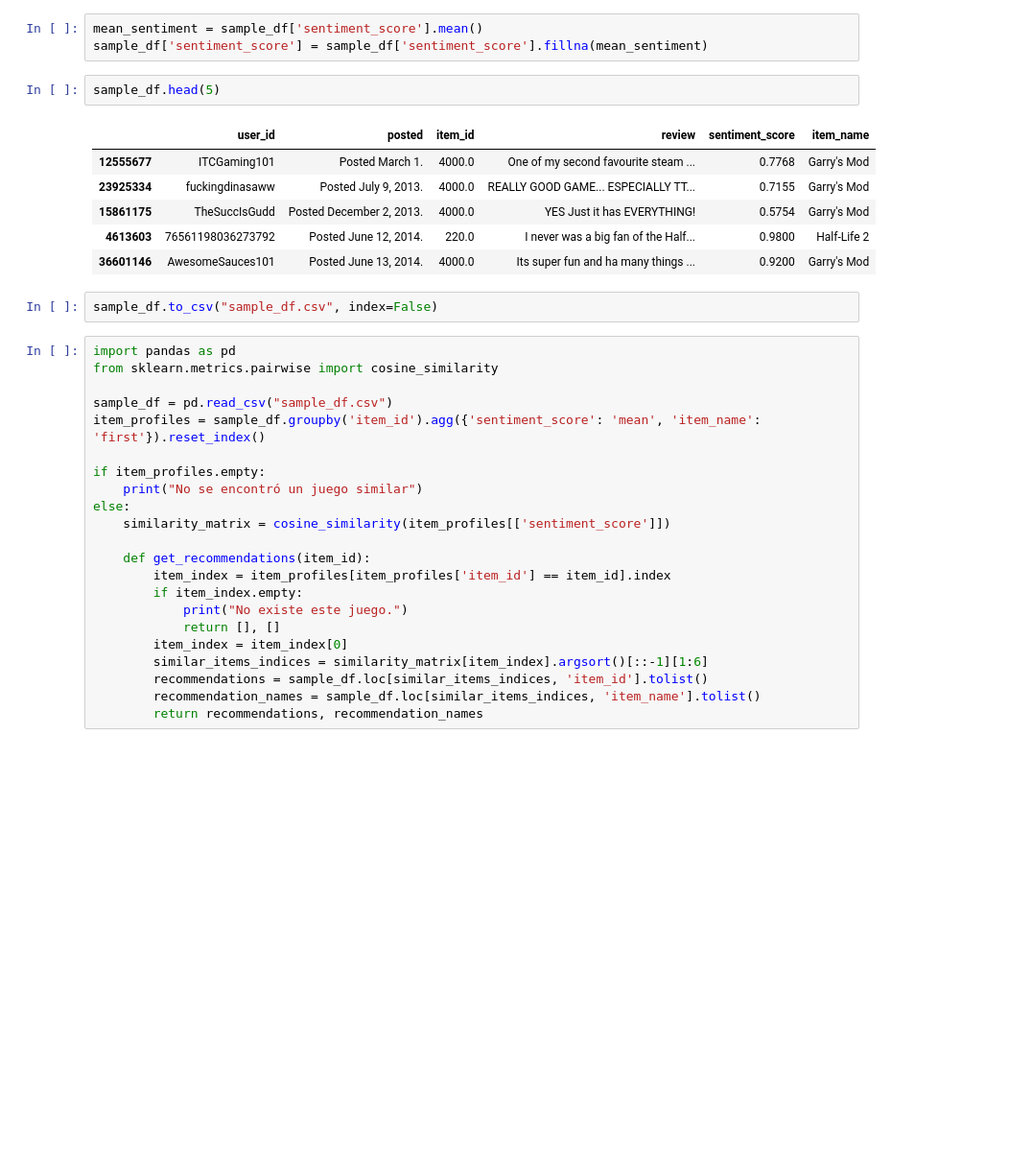
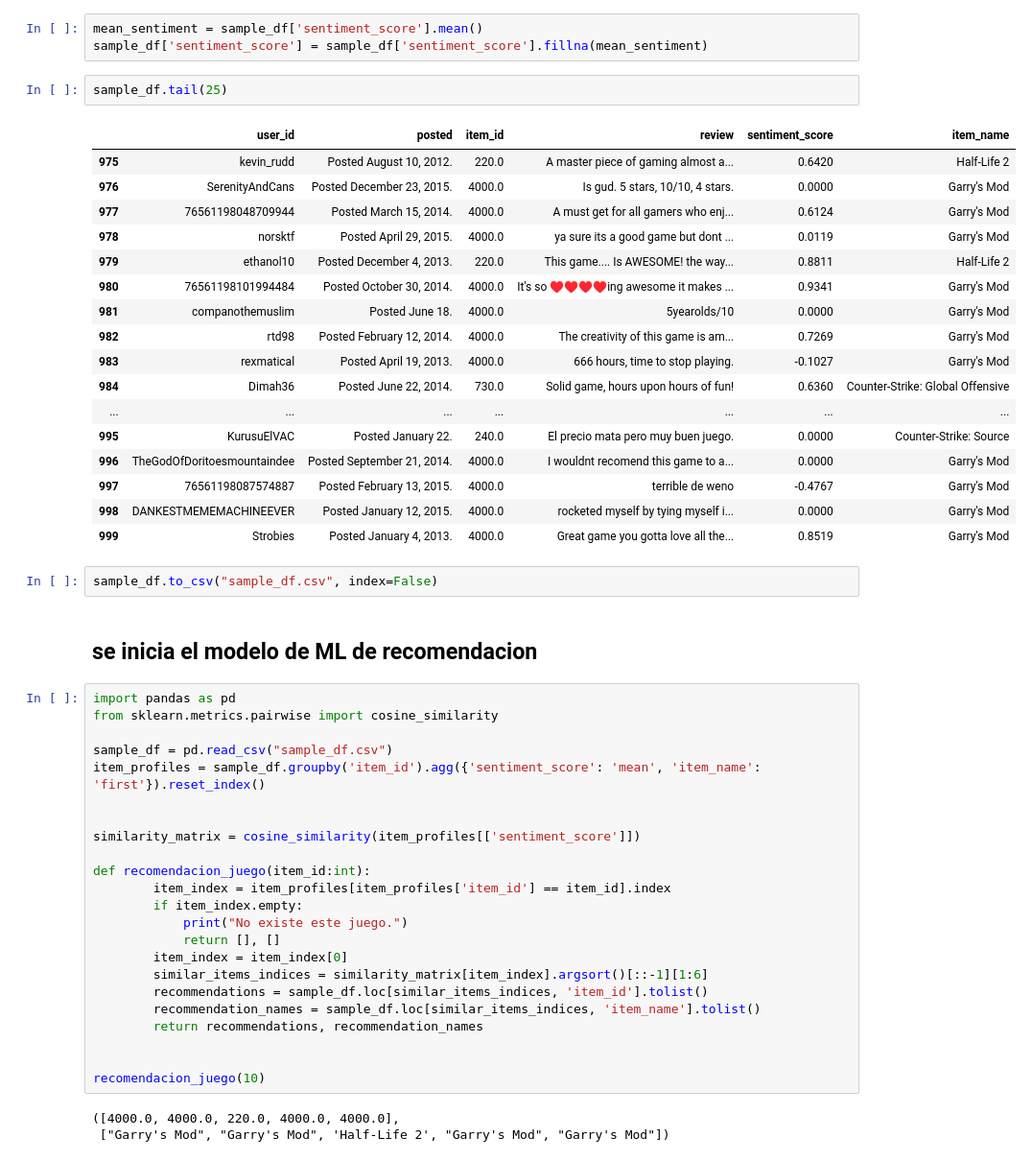
Before and after one commit to MrNobody-505/FastAPI-Deployment-for-STEAM-games, a Jupyter notebook: reviews.ipynb, the cells around one changed output. Shown at 96% size. Saved outputs shown, nothing was run; the diff lists cells and outputs as text; blank space fills up the shorter version.

```diff
--- a/reviews.ipynb
+++ b/reviews.ipynb
@@ -118,17 +122,30 @@ sample_df = df_reviews.sample(n=1000, random_state=69)
 # %%
 mean_sentiment = sample_df['sentiment_score'].mean()
 sample_df['sentiment_score'] = sample_df['sentiment_score'].fillna(mean_sentiment)
-# %%
-sample_df.head(5)
-# %% [output]
-|  | user_id | posted | item_id | review | sentiment_score | item_name |
-| 12555677 | ITCGaming101 | Posted March 1. | 4000.0 | One of my second favourite steam ... | 0.7768 | Garry's Mod |
-| 23925334 | fuckingdinasaww | Posted July 9, 2013. | 4000.0 | REALLY GOOD GAME... ESPECIALLY TT... | 0.7155 | Garry's Mod |
-| 15861175 | TheSuccIsGudd | Posted December 2, 2013. | 4000.0 | YES Just it has EVERYTHING! | 0.5754 | Garry's Mod |
-| 4613603 | 76561198036273792 | Posted June 12, 2014. | 220.0 | I never was a big fan of the Half... | 0.9800 | Half-Life 2 |
-| 36601146 | AwesomeSauces101 | Posted June 13, 2014. | 4000.0 | Its super fun and ha many things ... | 0.9200 | Garry's Mod |
+# %%
+sample_df.tail(25)
+# %% [output]
+|  | user_id | posted | item_id | review | sentiment_score | item_name |
+| 975 | kevin_rudd | Posted August 10, 2012. | 220.0 | A master piece of gaming almost a... | 0.6420 | Half-Life 2 |
+| 976 | SerenityAndCans | Posted December 23, 2015. | 4000.0 | Is gud. 5 stars, 10/10, 4 stars. | 0.0000 | Garry's Mod |
+| 977 | 76561198048709944 | Posted March 15, 2014. | 4000.0 | A must get for all gamers who enj... | 0.6124 | Garry's Mod |
+| 978 | norsktf | Posted April 29, 2015. | 4000.0 | ya sure its a good game but dont ... | 0.0119 | Garry's Mod |
+| 979 | ethanol10 | Posted December 4, 2013. | 220.0 | This game.... Is AWESOME! the way... | 0.8811 | Half-Life 2 |
+| 980 | 76561198101994484 | Posted October 30, 2014. | 4000.0 | It's so ♥♥♥♥ing awesome it makes ... | 0.9341 | Garry's Mod |
+| 981 | companothemuslim | Posted June 18. | 4000.0 | 5yearolds/10 | 0.0000 | Garry's Mod |
+| 982 | rtd98 | Posted February 12, 2014. | 4000.0 | The creativity of this game is am... | 0.7269 | Garry's Mod |
+| 983 | rexmatical | Posted April 19, 2013. | 4000.0 | 666 hours, time to stop playing. | -0.1027 | Garry's Mod |
+| 984 | Dimah36 | Posted June 22, 2014. | 730.0 | Solid game, hours upon hours of fun! | 0.6360 | Counter-Strike: Global Offensive |
+| ... | ... | ... | ... | ... | ... | ... |
+| 995 | KurusuElVAC | Posted January 22. | 240.0 | El precio mata pero muy buen juego. | 0.0000 | Counter-Strike: Source |
+| 996 | TheGodOfDoritoesmountaindee | Posted September 21, 2014. | 4000.0 | I wouldnt recomend this game to a... | 0.0000 | Garry's Mod |
+| 997 | 76561198087574887 | Posted February 13, 2015. | 4000.0 | terrible de weno | -0.4767 | Garry's Mod |
+| 998 | DANKESTMEMEMACHINEEVER | Posted January 12, 2015. | 4000.0 | rocketed myself by tying myself i... | 0.0000 | Garry's Mod |
+| 999 | Strobies | Posted January 4, 2013. | 4000.0 | Great game you gotta love all the... | 0.8519 | Garry's Mod |
 # %%
 sample_df.to_csv("sample_df.csv", index=False)
+# %% [markdown]
+## se inicia el modelo de ML de recomendacion
 # %%
 import pandas as pd
 from sklearn.metrics.pairwise import cosine_similarity
@@ -136,12 +153,10 @@ from sklearn.metrics.pairwise import cosine_similarity
 sample_df = pd.read_csv("sample_df.csv")
 item_profiles = sample_df.groupby('item_id').agg({'sentiment_score': 'mean', 'item_name': 'first'}).reset_index()
 
-if item_profiles.empty:
-    print("No se encontró un juego similar")
-else:
-    similarity_matrix = cosine_similarity(item_profiles[['sentiment_score']])
 
-    def get_recommendations(item_id):
+similarity_matrix = cosine_similarity(item_profiles[['sentiment_score']])
+
+def recomendacion_juego(item_id:int):
         item_index = item_profiles[item_profiles['item_id'] == item_id].index
         if item_index.empty:
             print("No existe este juego.")
@@ -151,3 +166,9 @@ else:
         recommendations = sample_df.loc[similar_items_indices, 'item_id'].tolist()
         recommendation_names = sample_df.loc[similar_items_indices, 'item_name'].tolist()
         return recommendations, recommendation_names
+
+
+recomendacion_juego(10)
+# %% [output]
+([4000.0, 4000.0, 220.0, 4000.0, 4000.0],
+ ["Garry's Mod", "Garry's Mod", 'Half-Life 2', "Garry's Mod", "Garry's Mod"])
```
Also changed, not shown: parts of 4 cells of this notebook.
